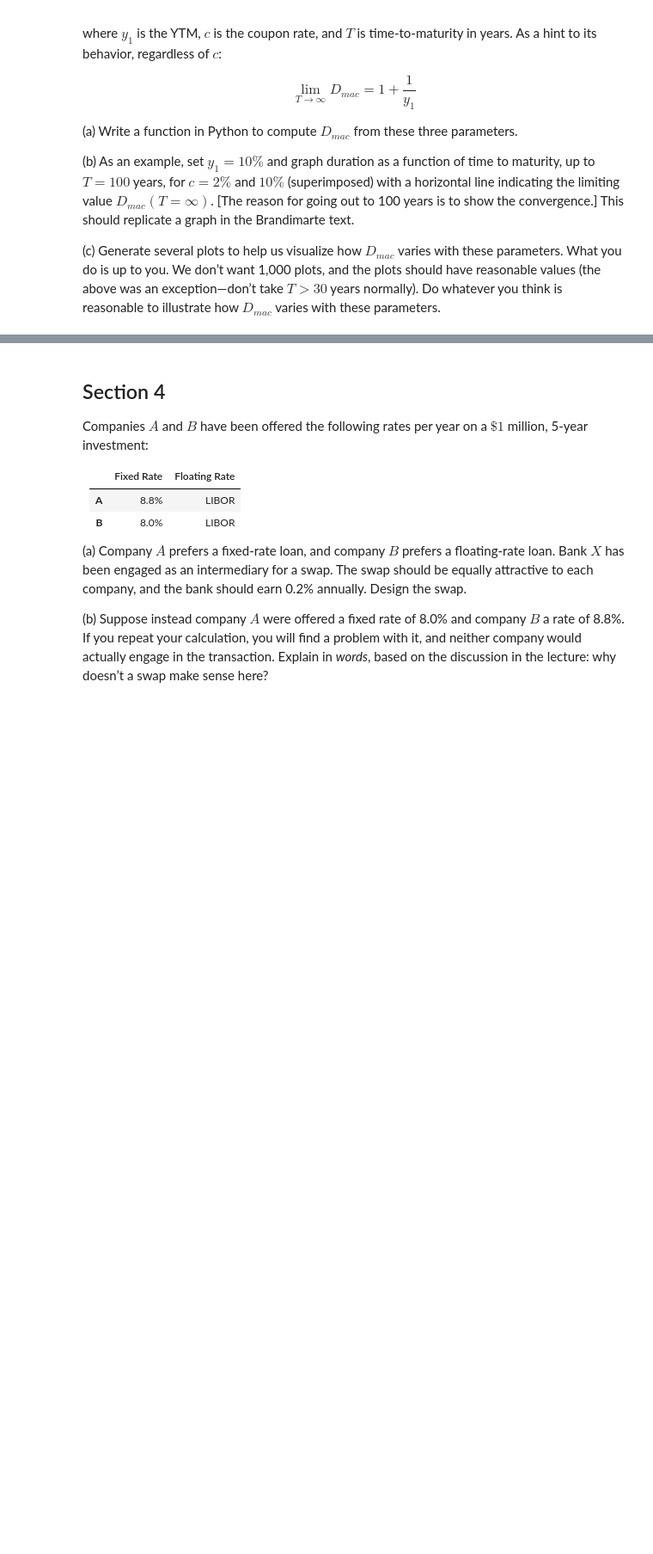
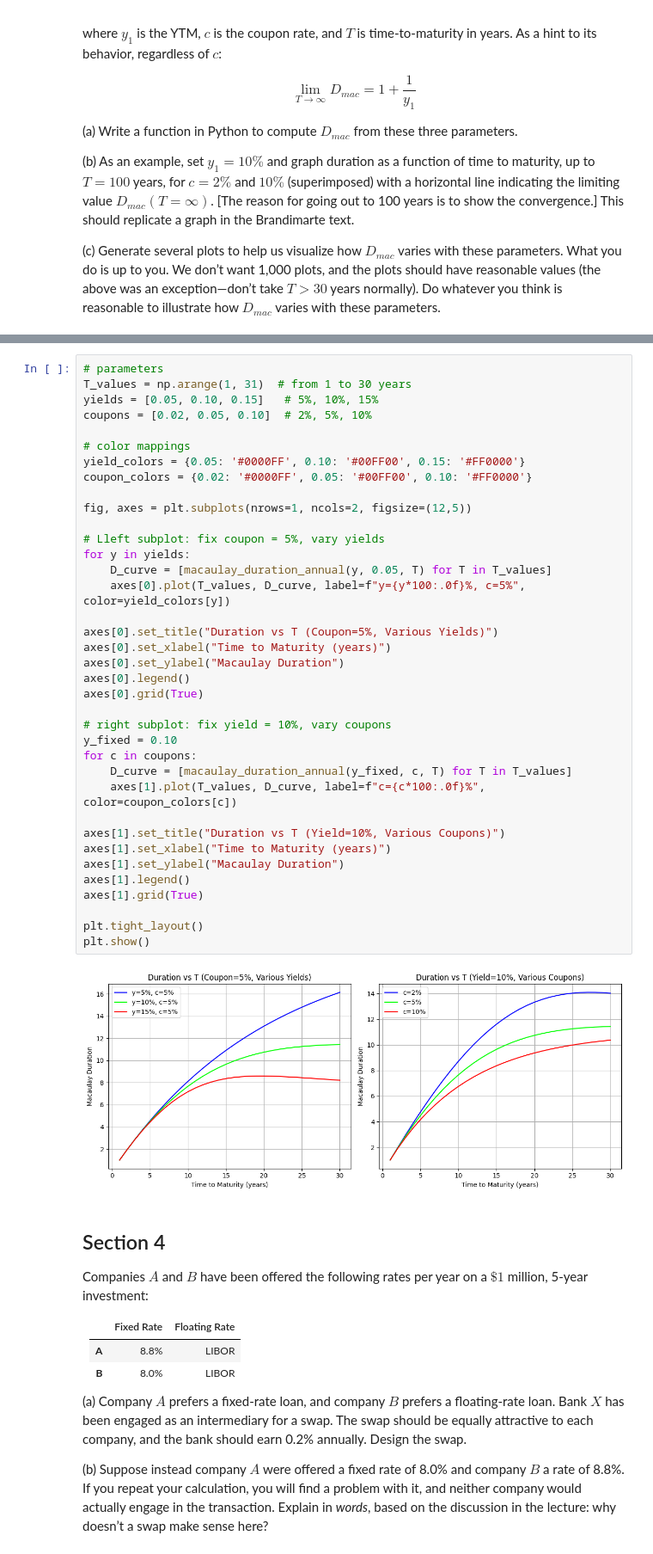
Before and after one commit to toribiodiego/EID-378-Finance, a Jupyter notebook: PS02.ipynb, the cells around one changed output, grey strips where cells are left out. Shown at 86% size. Saved outputs shown, nothing was run; the diff lists cells and outputs as text; blank space fills up the shorter version.

```diff
--- a/PS02.ipynb
+++ b/PS02.ipynb
@@ -356,3 +686,42 @@ $$
+# %%
+# parameters
+T_values = np.arange(1, 31)  # from 1 to 30 years
+yields = [0.05, 0.10, 0.15]   # 5%, 10%, 15%
+coupons = [0.02, 0.05, 0.10]  # 2%, 5%, 10%
+
+# color mappings
+yield_colors = {0.05: '#0000FF', 0.10: '#00FF00', 0.15: '#FF0000'}
+coupon_colors = {0.02: '#0000FF', 0.05: '#00FF00', 0.10: '#FF0000'}
+
+fig, axes = plt.subplots(nrows=1, ncols=2, figsize=(12,5))
+
+# Lleft subplot: fix coupon = 5%, vary yields
+for y in yields:
+    D_curve = [macaulay_duration_annual(y, 0.05, T) for T in T_values]
+    axes[0].plot(T_values, D_curve, label=f"y={y*100:.0f}%, c=5%", color=yield_colors[y])
+
+axes[0].set_title("Duration vs T (Coupon=5%, Various Yields)")
+axes[0].set_xlabel("Time to Maturity (years)")
+axes[0].set_ylabel("Macaulay Duration")
+axes[0].legend()
+axes[0].grid(True)
+
+# right subplot: fix yield = 10%, vary coupons
+y_fixed = 0.10
+for c in coupons:
+    D_curve = [macaulay_duration_annual(y_fixed, c, T) for T in T_values]
+    axes[1].plot(T_values, D_curve, label=f"c={c*100:.0f}%", color=coupon_colors[c])
+
+axes[1].set_title("Duration vs T (Yield=10%, Various Coupons)")
+axes[1].set_xlabel("Time to Maturity (years)")
+axes[1].set_ylabel("Macaulay Duration")
+axes[1].legend()
+axes[1].grid(True)
+
+plt.tight_layout()
+plt.show()
+# %% [output]
+[figure, added]
 # %% [markdown]
 ## Section 4
 
```
Also changed, not shown: parts of 13 cells of this notebook.
